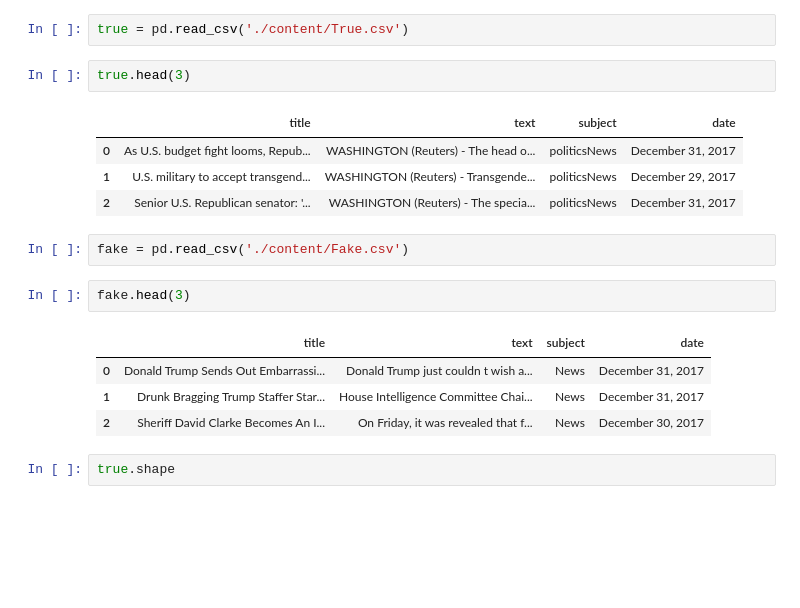
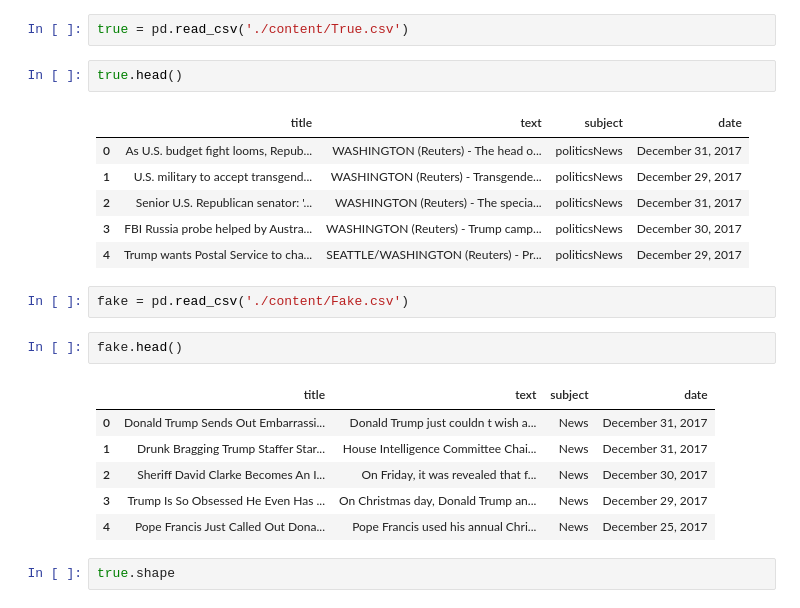
Before and after one commit to RumbyChapata/FakeNews, a Jupyter notebook: Fake News Prediction.ipynb, the cells around one changed output. Drawn from its saved outputs; the diff is of its cells as text; blank space fills up the shorter version.

```diff
--- a/Fake News Prediction.ipynb
+++ b/Fake News Prediction.ipynb
@@ -5,21 +5,25 @@ import pandas as pd
 # %%
 true = pd.read_csv('./content/True.csv')
 # %%
-true.head(3)
+true.head()
 # %% [output]
 |  | title | text | subject | date |
 | 0 | As U.S. budget fight looms, Repub... | WASHINGTON (Reuters) - The head o... | politicsNews | December 31, 2017 |
 | 1 | U.S. military to accept transgend... | WASHINGTON (Reuters) - Transgende... | politicsNews | December 29, 2017 |
 | 2 | Senior U.S. Republican senator: '... | WASHINGTON (Reuters) - The specia... | politicsNews | December 31, 2017 |
+| 3 | FBI Russia probe helped by Austra... | WASHINGTON (Reuters) - Trump camp... | politicsNews | December 30, 2017 |
+| 4 | Trump wants Postal Service to cha... | SEATTLE/WASHINGTON (Reuters) - Pr... | politicsNews | December 29, 2017 |
 # %%
 fake = pd.read_csv('./content/Fake.csv')
 # %%
-fake.head(3)
+fake.head()
 # %% [output]
 |  | title | text | subject | date |
 | 0 | Donald Trump Sends Out Embarrassi... | Donald Trump just couldn t wish a... | News | December 31, 2017 |
 | 1 | Drunk Bragging Trump Staffer Star... | House Intelligence Committee Chai... | News | December 31, 2017 |
 | 2 | Sheriff David Clarke Becomes An I... | On Friday, it was revealed that f... | News | December 30, 2017 |
+| 3 | Trump Is So Obsessed He Even Has ... | On Christmas day, Donald Trump an... | News | December 29, 2017 |
+| 4 | Pope Francis Just Called Out Dona... | Pope Francis used his annual Chri... | News | December 25, 2017 |
 # %%
 true.shape
 # %% [output]
```
Also changed, not shown: 4 other files.
